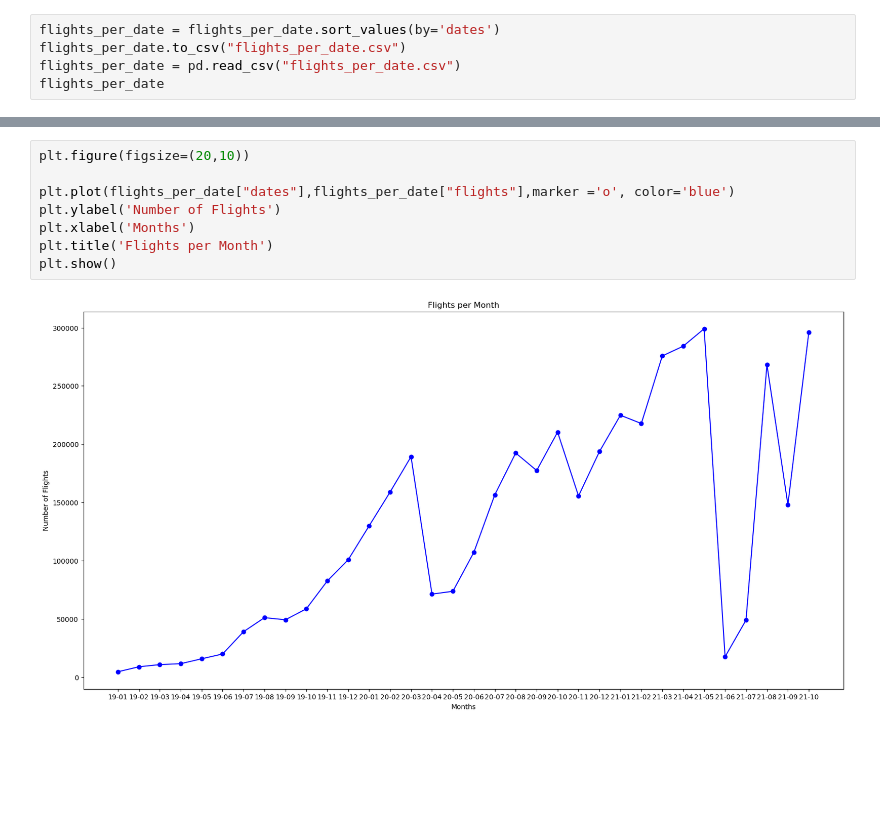
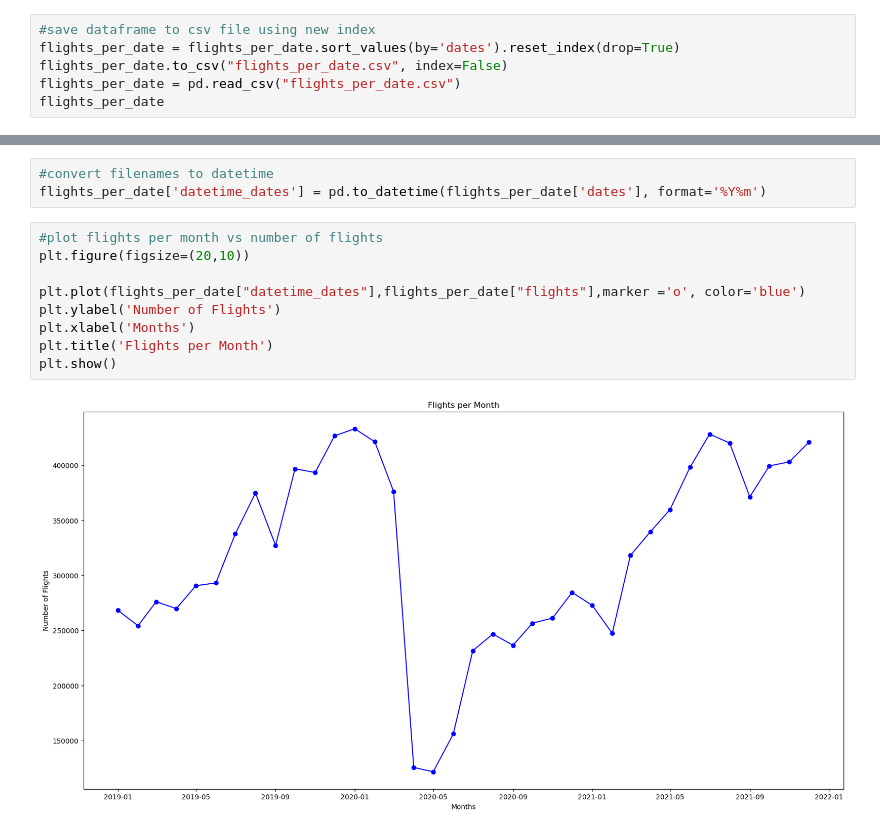
Before and after one commit to kmcmurphy/Covid19-and-the-Economy, a Jupyter notebook: flightanalysis.ipynb, the cells around one changed output, grey strips where cells are left out. Saved outputs shown, nothing was run; the diff lists cells and outputs as text; blank space fills up the shorter version.

```diff
--- a/flightanalysis.ipynb
+++ b/flightanalysis.ipynb
@@ -95,8 +72,9 @@ flights_per_date = pd.DataFrame(
             {'flights': flights,
             "dates": names})
 # %%
-flights_per_date = flights_per_date.sort_values(by='dates')
-flights_per_date.to_csv("flights_per_date.csv")
+#save dataframe to csv file using new index
+flights_per_date = flights_per_date.sort_values(by='dates').reset_index(drop=True)
+flights_per_date.to_csv("flights_per_date.csv", index=False)
 flights_per_date = pd.read_csv("flights_per_date.csv")
 flights_per_date
 # %% [output]
@@ -120,10 +98,14 @@ flights_per_date
+# %%
+#convert filenames to datetime
+flights_per_date['datetime_dates'] = pd.to_datetime(flights_per_date['dates'], format='%Y%m')
 # %%
+#plot flights per month vs number of flights
 plt.figure(figsize=(20,10))
 
-plt.plot(flights_per_date["dates"],flights_per_date["flights"],marker ='o', color='blue')
+plt.plot(flights_per_date["datetime_dates"],flights_per_date["flights"],marker ='o', color='blue')
 plt.ylabel('Number of Flights')
 plt.xlabel('Months')
 plt.title('Flights per Month')
 plt.show()
 # %% [output]
-[figure, old version]
+[figure, new version]
```
Also changed, not shown: parts of 8 cells of this notebook, 1 other file.
